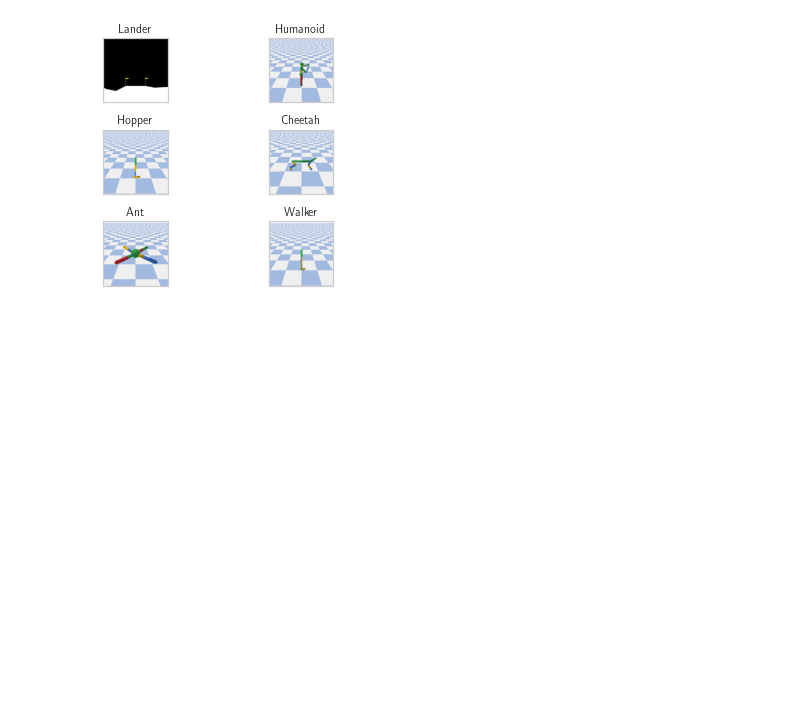
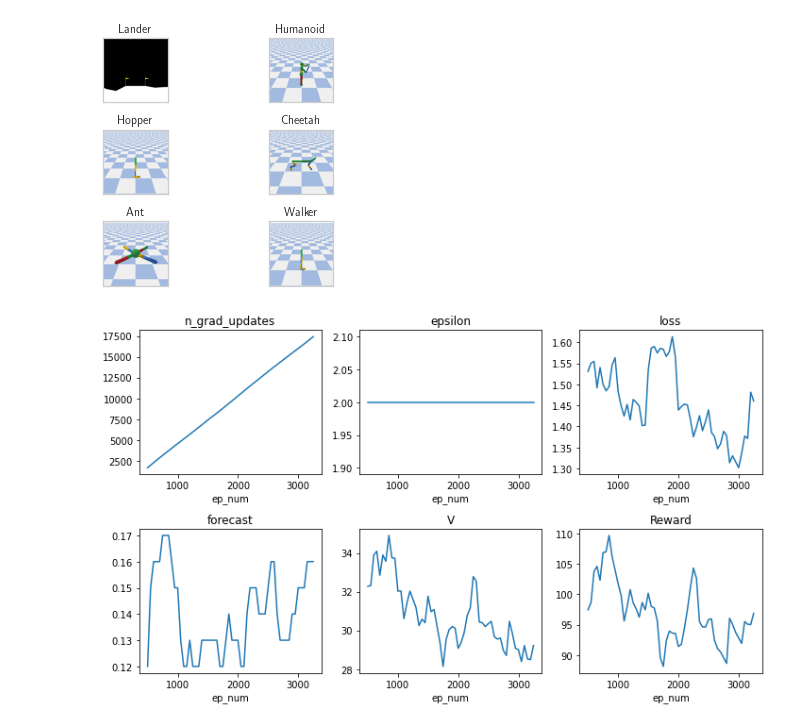
Before and after one commit to jeff-hykin/afrl, a Jupyter notebook: plot_results.ipynb, the cells around one changed output. Saved outputs shown, nothing was run; the diff lists cells and outputs as text; code cells hidden in the pictures; blank space fills up the shorter version.

```diff
--- a/plot_results.ipynb
+++ b/plot_results.ipynb
@@ -197,3 +142,17 @@ for i, img in enumerate(imgs):
 plt.tight_layout()
 # %% [output]
 [figure]
+# %%
+import pandas as pd
+import matplotlib.pyplot as plt
+plt.figure(figsize=(10,6))
+
+df = pd.read_csv('data/results/LunarLanderContinuous-v2/experiments_pp3.csv')
+df = df.set_index('ep_num')
+for i, col in enumerate(df.columns):
+    ax = plt.subplot(2, 3, i+1)
+    df[col].iloc[1:].rolling(10).mean().plot(ax=ax)
+    plt.title(col)
+plt.tight_layout()
+# %% [output]
+[figure, added]
```
Also changed, not shown: parts of 4 cells of this notebook, 4 other files.
